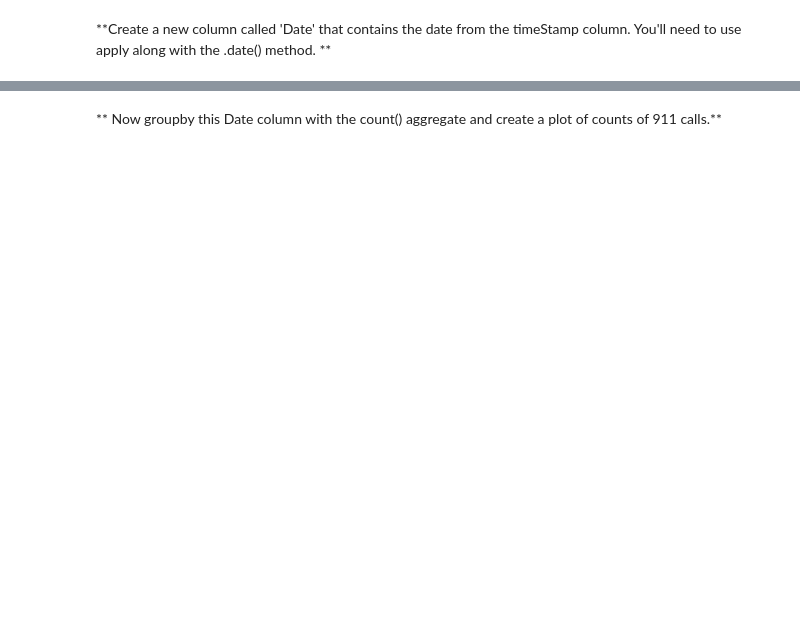
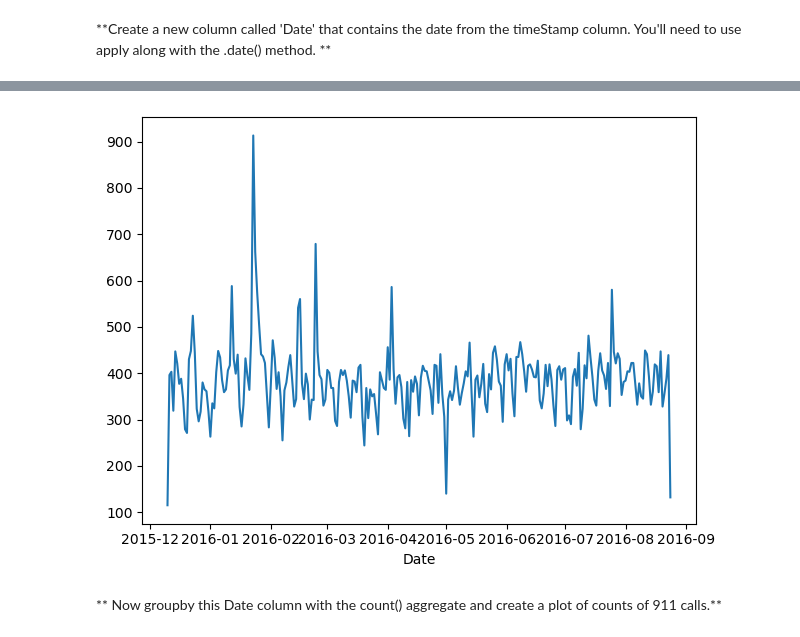
Before and after one commit to Basi10/911_calls_analysis, a Jupyter notebook: 01-911 Calls Data Capstone Project.ipynb, the cells around one changed output, grey strips where cells are left out. Saved outputs shown, nothing was run; the diff lists cells and outputs as text; code cells hidden in the pictures; blank space fills up the shorter version.

```diff
--- a/01-911 Calls Data Capstone Project.ipynb
+++ b/01-911 Calls Data Capstone Project.ipynb
@@ -224,2 +248,7 @@ _____
+# %%
+df.groupby('Date').count()['lat'].plot()
+plt.tight_layout()
+# %% [output]
+[figure, added]
 # %% [markdown]
 ** Now groupby this Date column with the count() aggregate and create a plot of counts of 911 calls.**
```
Also changed, not shown: parts of 18 cells of this notebook.
